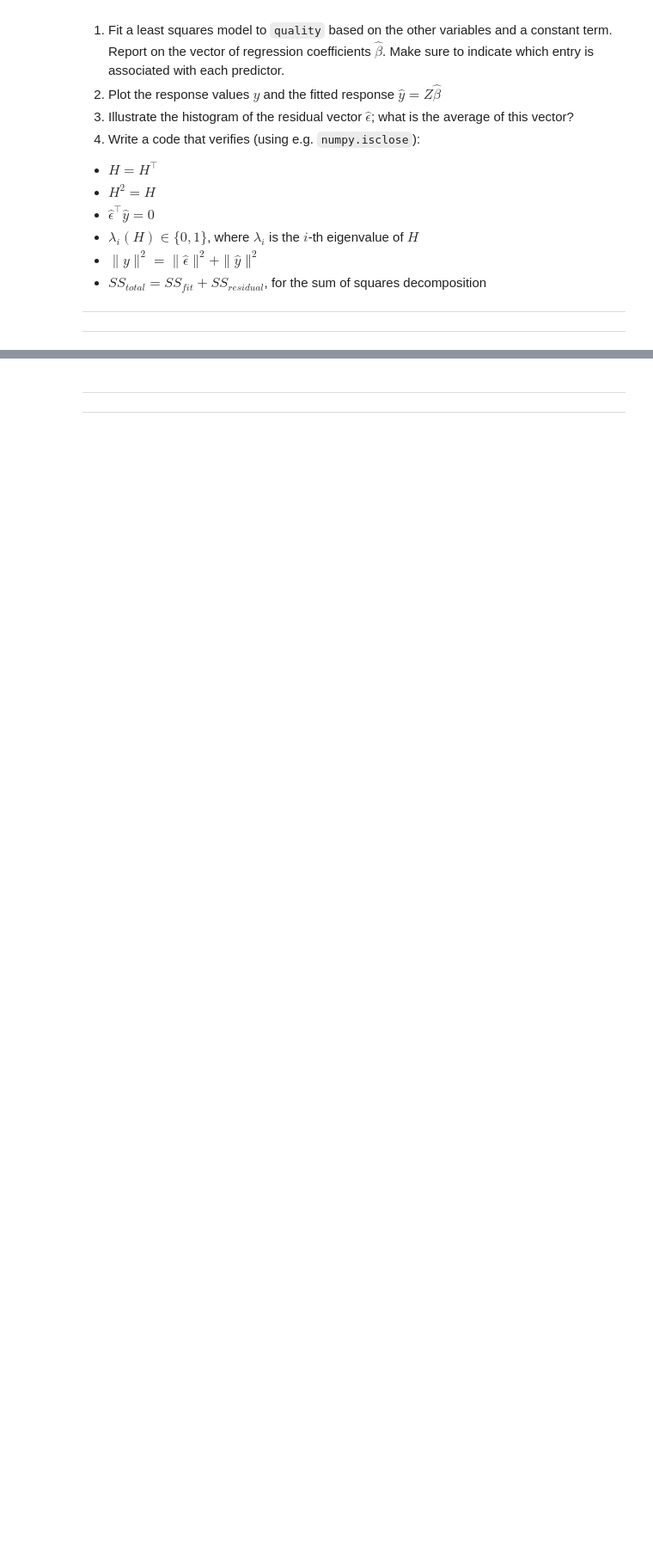
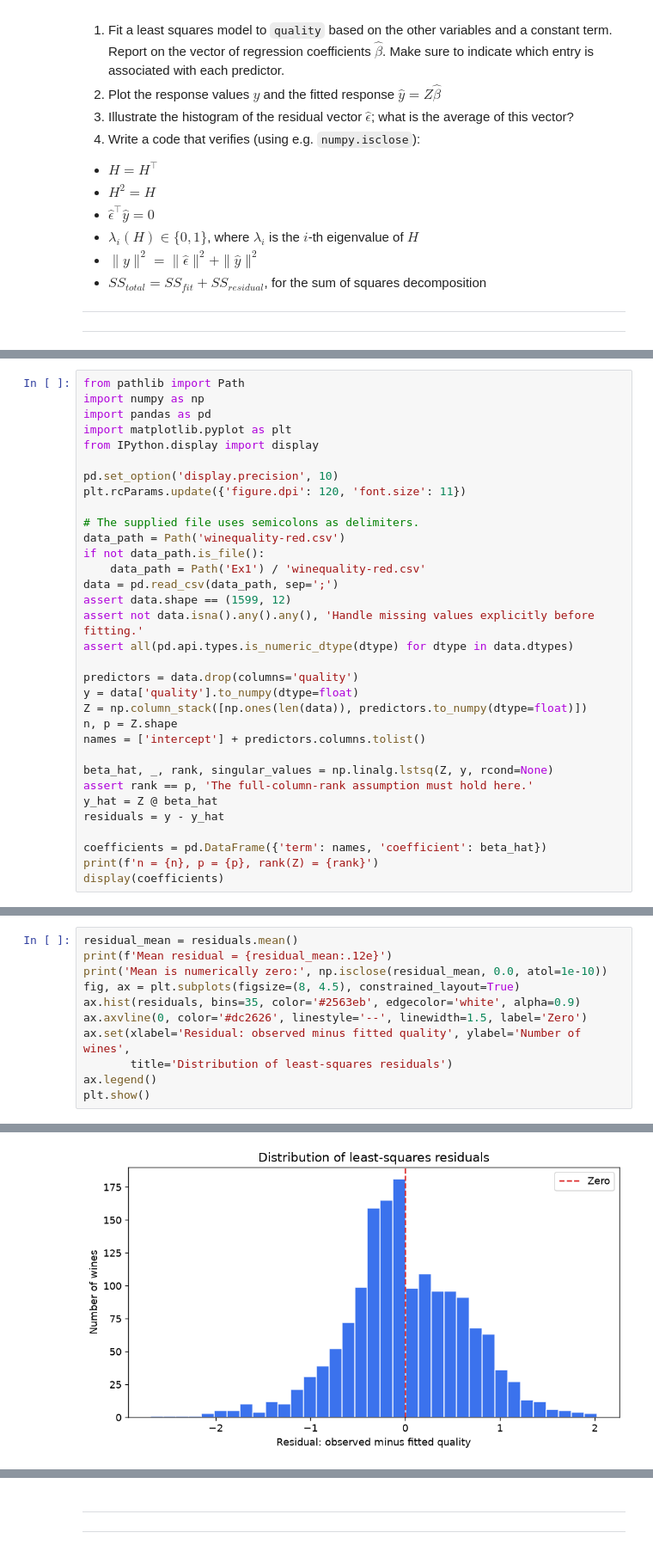
Before and after one commit to MendSe/Advanced-Statistics, a Jupyter notebook: Ex1/hw1.ipynb, the cells around one changed output, grey strips where cells are left out. Shown at 86% size. Cells and saved outputs as stored; diff of their text form; blank space fills up the shorter version.

```diff
--- a/Ex1/hw1.ipynb
+++ b/Ex1/hw1.ipynb
@@ -124,0 +134,33 @@ Download the file `winequality-red.csv`. Use `quality` as the response variable
+# %%
+from pathlib import Path
+import numpy as np
+import pandas as pd
+import matplotlib.pyplot as plt
+from IPython.display import display
+
+pd.set_option('display.precision', 10)
+plt.rcParams.update({'figure.dpi': 120, 'font.size': 11})
+
+# The supplied file uses semicolons as delimiters.
+data_path = Path('winequality-red.csv')
+if not data_path.is_file():
+    data_path = Path('Ex1') / 'winequality-red.csv'
+data = pd.read_csv(data_path, sep=';')
+assert data.shape == (1599, 12)
+assert not data.isna().any().any(), 'Handle missing values explicitly before fitting.'
+assert all(pd.api.types.is_numeric_dtype(dtype) for dtype in data.dtypes)
+
+predictors = data.drop(columns='quality')
+y = data['quality'].to_numpy(dtype=float)
+Z = np.column_stack([np.ones(len(data)), predictors.to_numpy(dtype=float)])
+n, p = Z.shape
+names = ['intercept'] + predictors.columns.tolist()
+
+beta_hat, _, rank, singular_values = np.linalg.lstsq(Z, y, rcond=None)
+assert rank == p, 'The full-column-rank assumption must hold here.'
+y_hat = Z @ beta_hat
+residuals = y - y_hat
+
+coefficients = pd.DataFrame({'term': names, 'coefficient': beta_hat})
+print(f'n = {n}, p = {p}, rank(Z) = {rank}')
+display(coefficients)
@@ -124,0 +225,12 @@ Download the file `winequality-red.csv`. Use `quality` as the response variable
+# %%
+residual_mean = residuals.mean()
+print(f'Mean residual = {residual_mean:.12e}')
+print('Mean is numerically zero:', np.isclose(residual_mean, 0.0, atol=1e-10))
+fig, ax = plt.subplots(figsize=(8, 4.5), constrained_layout=True)
+ax.hist(residuals, bins=35, color='#2563eb', edgecolor='white', alpha=0.9)
+ax.axvline(0, color='#dc2626', linestyle='--', linewidth=1.5, label='Zero')
+ax.set(xlabel='Residual: observed minus fitted quality', ylabel='Number of wines',
+       title='Distribution of least-squares residuals')
+ax.legend()
+plt.show()
+# %% [output]
@@ -124,0 +239 @@ Download the file `winequality-red.csv`. Use `quality` as the response variable
+[figure, added]
```
Also changed, not shown: parts of 11 cells of this notebook.
